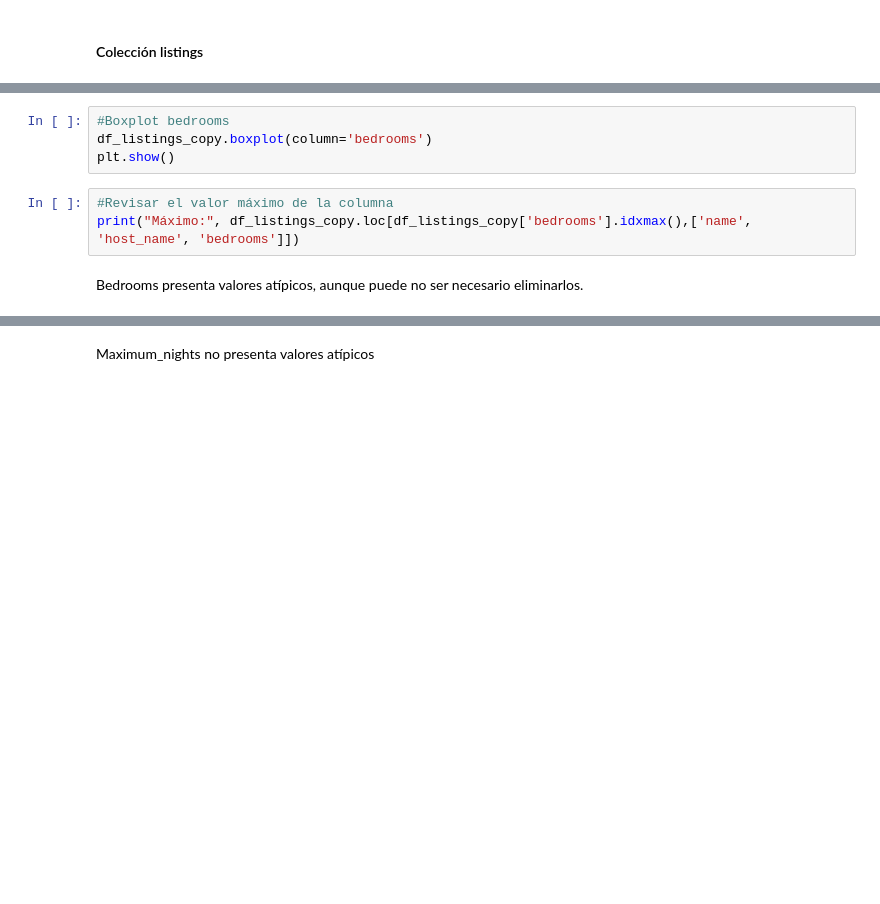
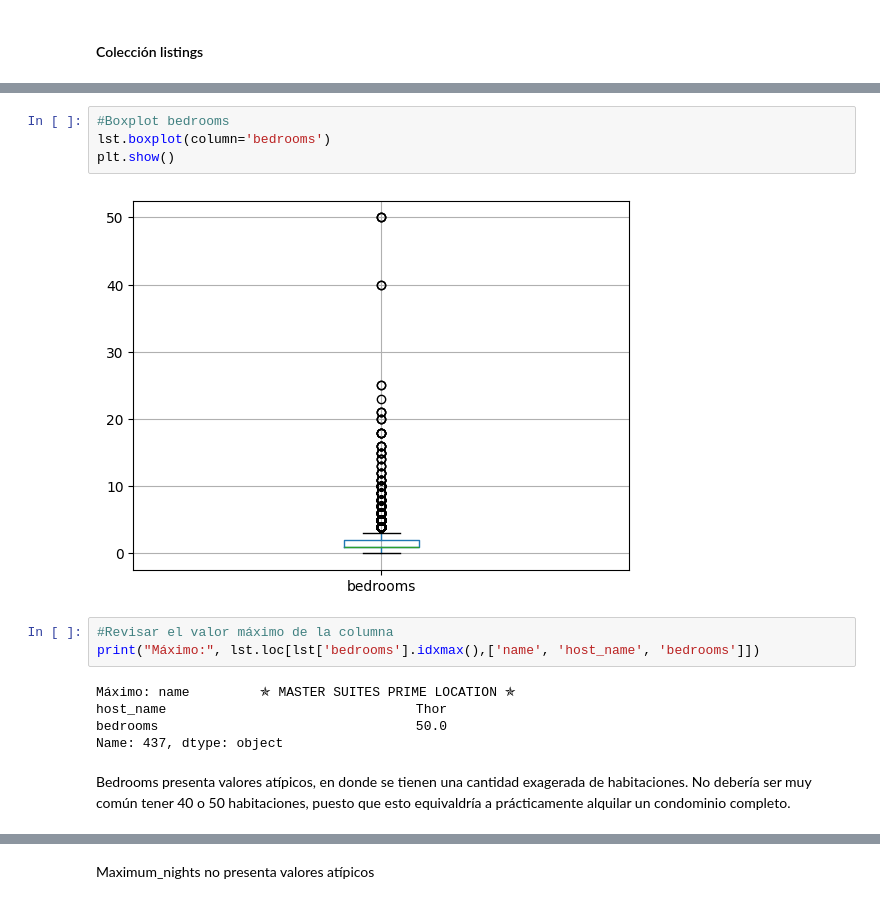
Before and after one commit to EmilianoVS09/Parcial2BI, a Jupyter notebook: notebooks/Parcial2ETLAirBNB.ipynb, the cells around one changed output, grey strips where cells are left out. Cells and saved outputs as stored; diff of their text form; blank space fills up the shorter version.

```diff
--- a/notebooks/Parcial2ETLAirBNB.ipynb
+++ b/notebooks/Parcial2ETLAirBNB.ipynb
@@ -787,11 +674,18 @@ Accommodates presenta valores atípicos, pero sería apropiado analizar si estos
 # %%
 #Boxplot bedrooms
-df_listings_copy.boxplot(column='bedrooms')
+lst.boxplot(column='bedrooms')
 plt.show()
+# %% [output]
+[figure, added]
 # %%
 #Revisar el valor máximo de la columna
-print("Máximo:", df_listings_copy.loc[df_listings_copy['bedrooms'].idxmax(),['name', 'host_name', 'bedrooms']])
+print("Máximo:", lst.loc[lst['bedrooms'].idxmax(),['name', 'host_name', 'bedrooms']])
+# %% [output]
+Máximo: name         ✯ MASTER SUITES PRIME LOCATION ✯
+host_name                                Thor
+bedrooms                                 50.0
+Name: 437, dtype: object
 # %% [markdown]
-Bedrooms presenta valores atípicos, aunque puede no ser necesario eliminarlos.
+Bedrooms presenta valores atípicos, en donde se tienen una cantidad exagerada de habitaciones. No debería ser muy común tener 40 o 50 habitaciones, puesto que esto equivaldría a prácticamente alquilar un condominio completo.
 # %%
 #Boxplot beds
```
Also changed, not shown: parts of 63 cells of this notebook, 1 other file.
